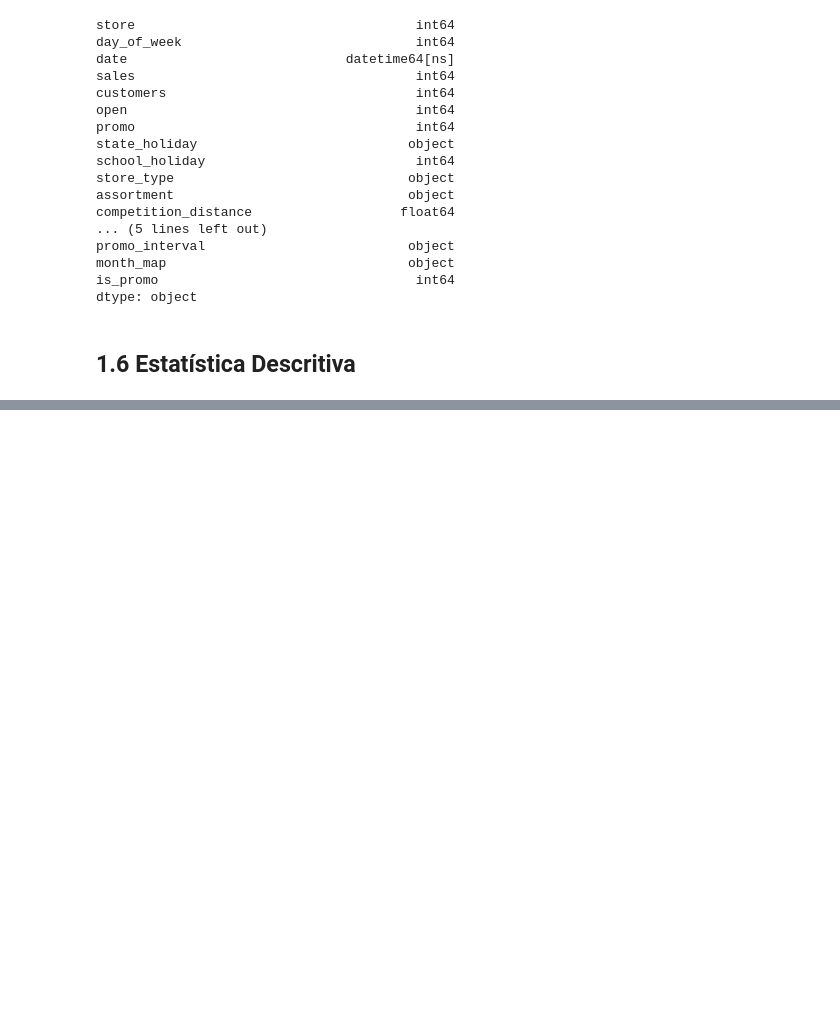
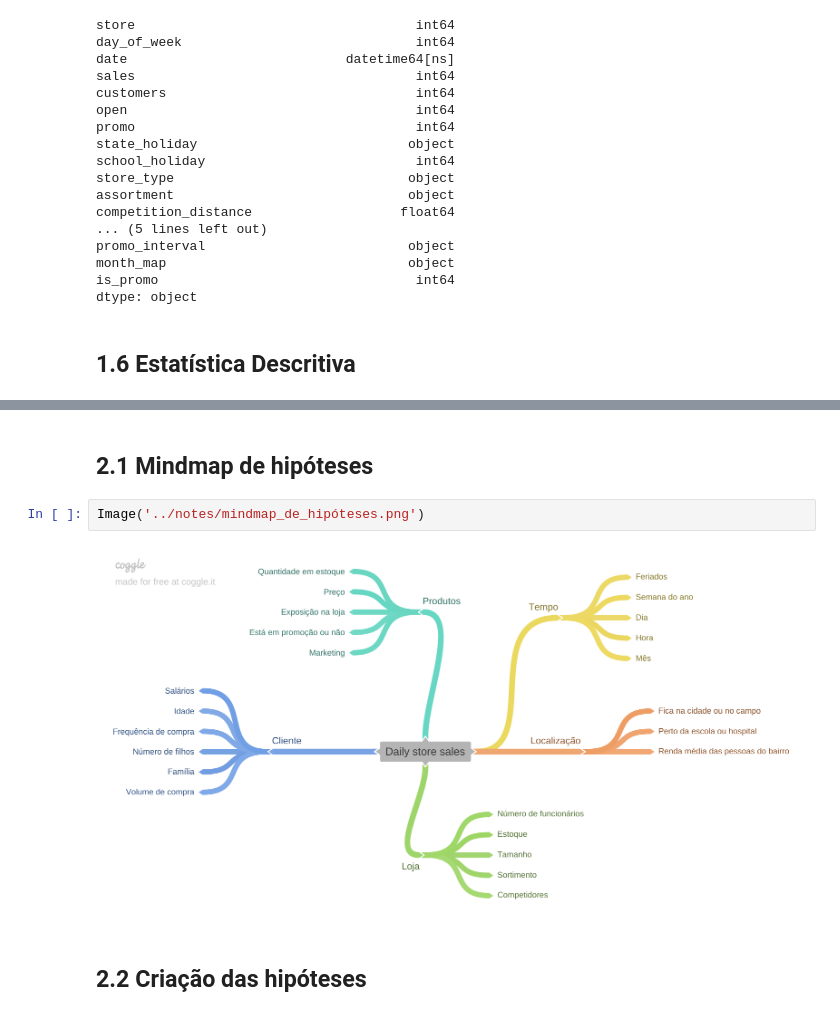
Before and after one commit to AllanCasado/ds_em_producao, a Jupyter notebook: notebooks/rossmann_sales_prediction.ipynb, the cells around one changed output, grey strips where cells are left out. Saved outputs shown, nothing was run; the diff lists cells and outputs as text; blank space fills up the shorter version.

```diff
--- a/notebooks/rossmann_sales_prediction.ipynb
+++ b/notebooks/rossmann_sales_prediction.ipynb
@@ -440,0 +451,8 @@ plt.show()
+# %% [markdown]
+## 2.1 Mindmap de hipóteses
+# %%
+Image('../notes/mindmap_de_hipóteses.png')
+# %% [output]
+[figure, added]
+# %% [markdown]
+## 2.2 Criação das hipóteses
```
Also changed, not shown: parts of 69 cells of this notebook.
